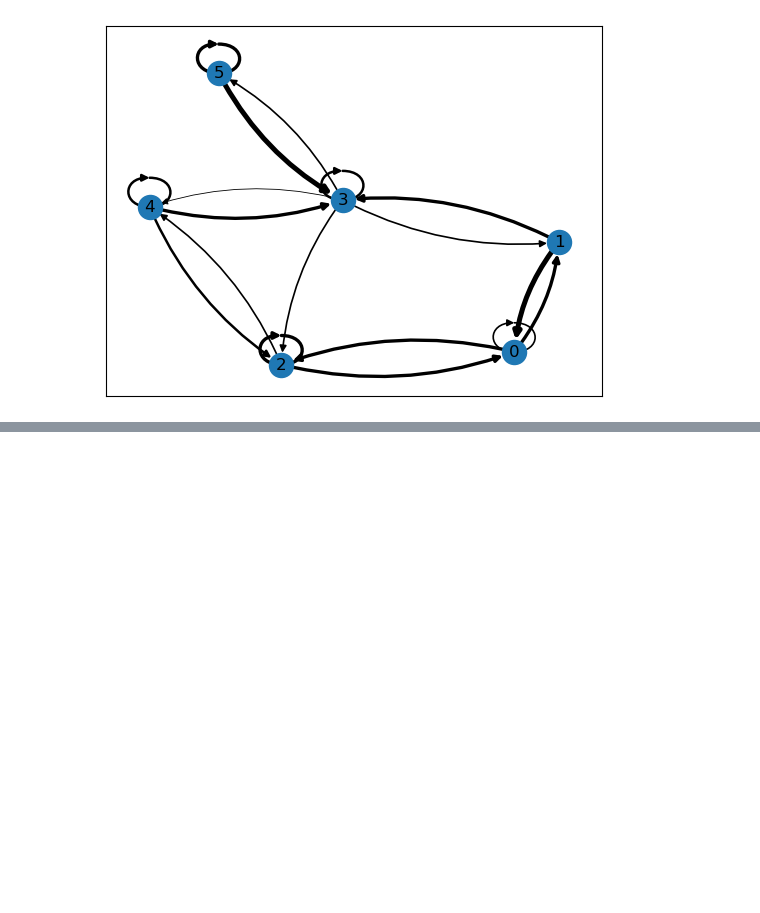
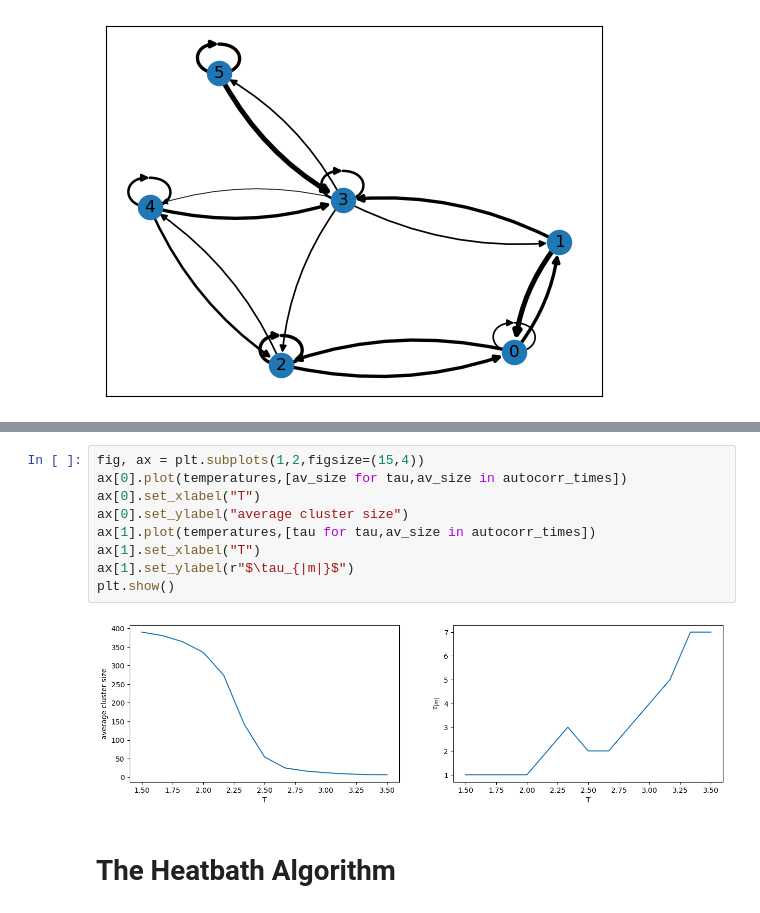
Before and after one commit to GregoryLJohnson/IMP_book, a Jupyter notebook: MCMC.ipynb, the cells around one changed output, grey strips where cells are left out. Saved outputs shown, nothing was run; the diff lists cells and outputs as text; blank space fills up the shorter version.

```diff
--- a/MCMC.ipynb
+++ b/MCMC.ipynb
@@ -42,0 +380,13 @@ draw_transition_graph(transition_P)
+# %%
+fig, ax = plt.subplots(1,2,figsize=(15,4))
+ax[0].plot(temperatures,[av_size for tau,av_size in autocorr_times])
+ax[0].set_xlabel("T")
+ax[0].set_ylabel("average cluster size")
+ax[1].plot(temperatures,[tau for tau,av_size in autocorr_times])
+ax[1].set_xlabel("T")
+ax[1].set_ylabel(r"$\tau_{|m|}$")
+plt.show()
+# %% [output]
+[figure, added]
+# %% [markdown]
+# The Heatbath Algorithm
```
Also changed, not shown: parts of 30 cells of this notebook, 8 other files.
